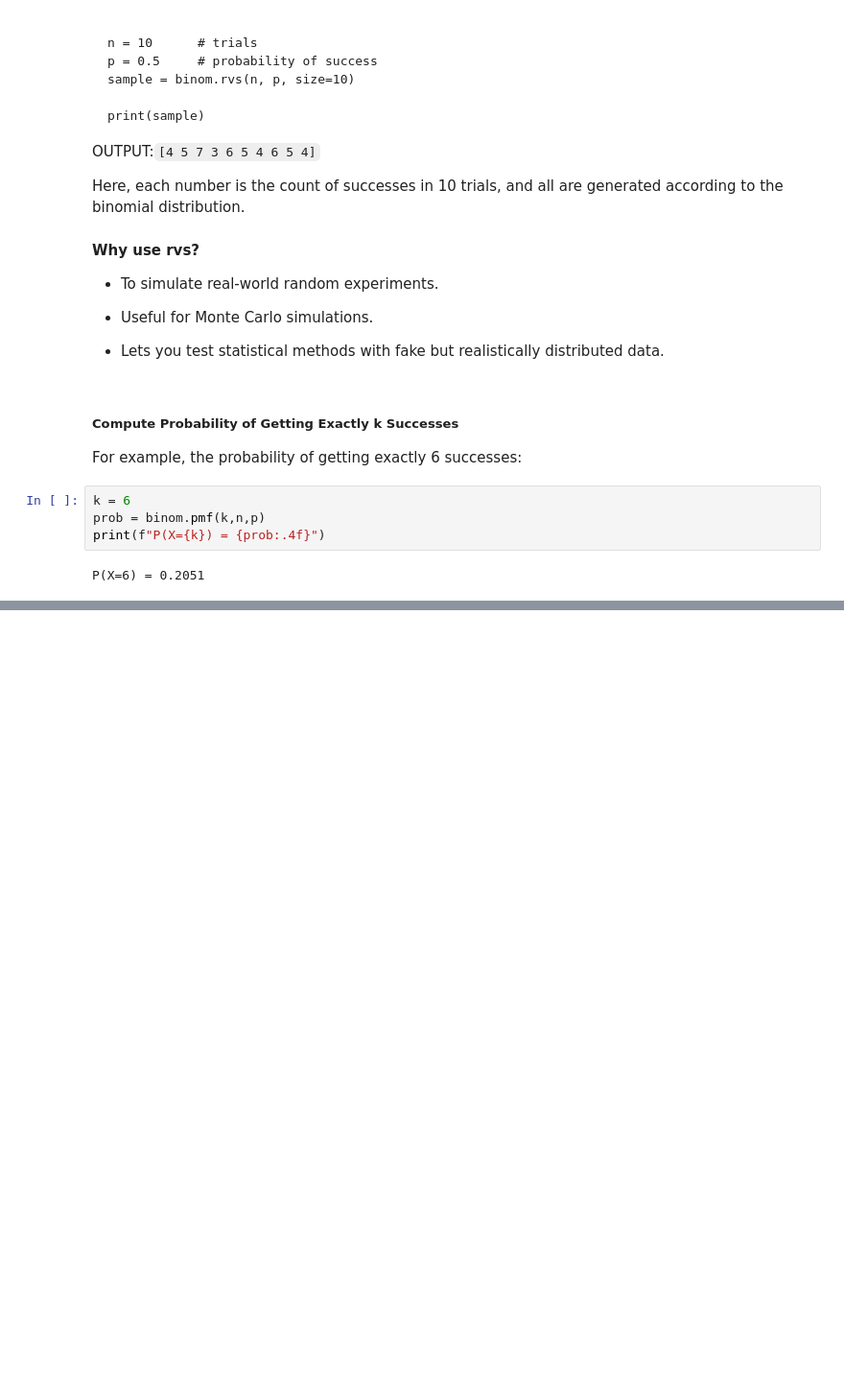
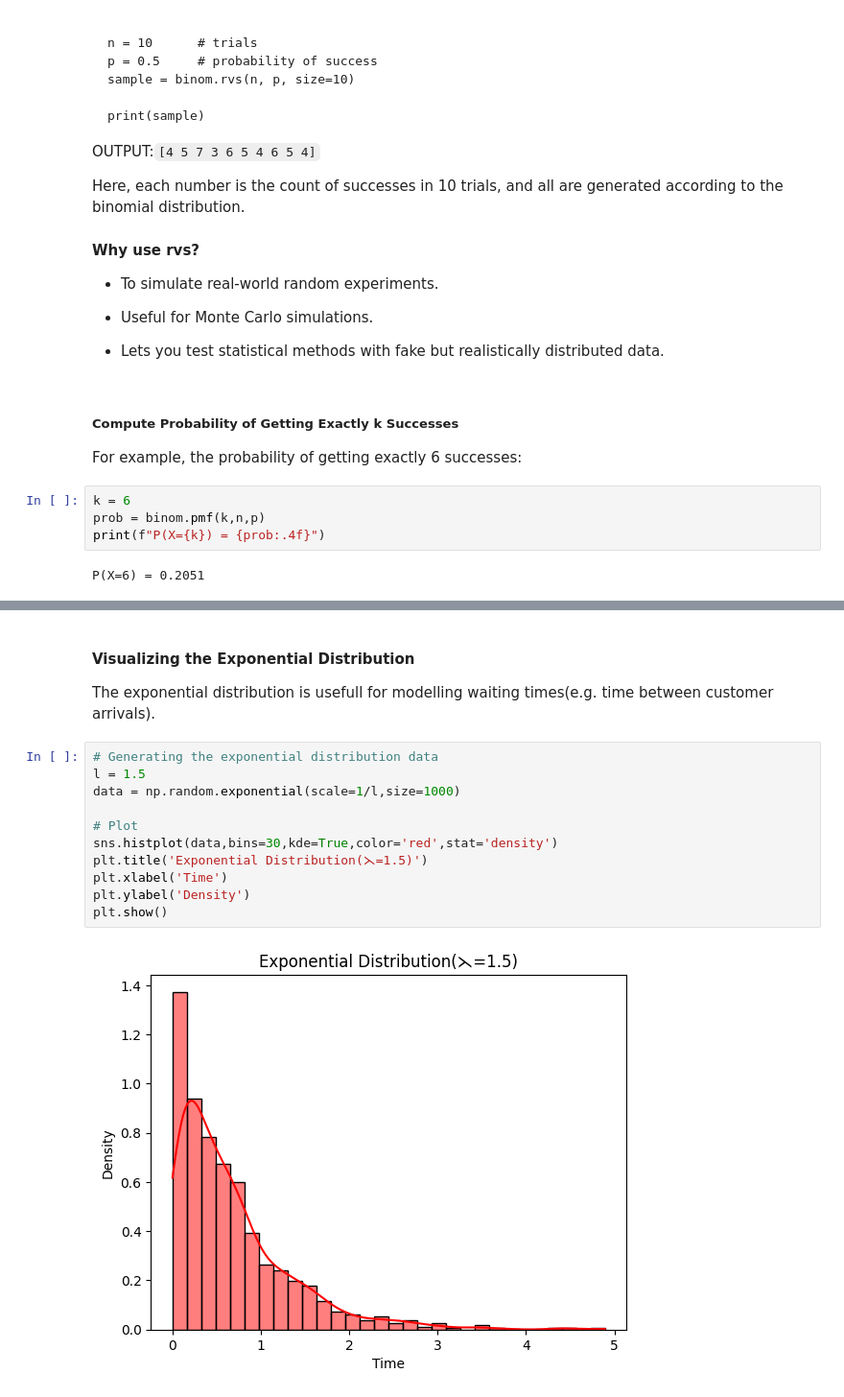
Before and after one commit to piyush-verma020/math-visualization, a Jupyter notebook: Probability.ipynb, the cells around one changed output, grey strips where cells are left out. Shown at 96% size. Cells and saved outputs as stored; diff of their text form; blank space fills up the shorter version.

```diff
--- a/Probability.ipynb
+++ b/Probability.ipynb
@@ -300,0 +361,17 @@ P(X=6) = 0.2051
+# %% [markdown]
+#### Visualizing the Exponential Distribution
+
+The exponential distribution is usefull for modelling waiting times(e.g. time between customer arrivals).
+# %%
+# Generating the exponential distribution data
+l = 1.5
+data = np.random.exponential(scale=1/l,size=1000)
+
+# Plot
+sns.histplot(data,bins=30,kde=True,color='red',stat='density')
+plt.title('Exponential Distribution(⋋=1.5)')
+plt.xlabel('Time')
+plt.ylabel('Density')
+plt.show()
+# %% [output]
+[figure, added]
```
Also changed, not shown: parts of 9 cells of this notebook.
